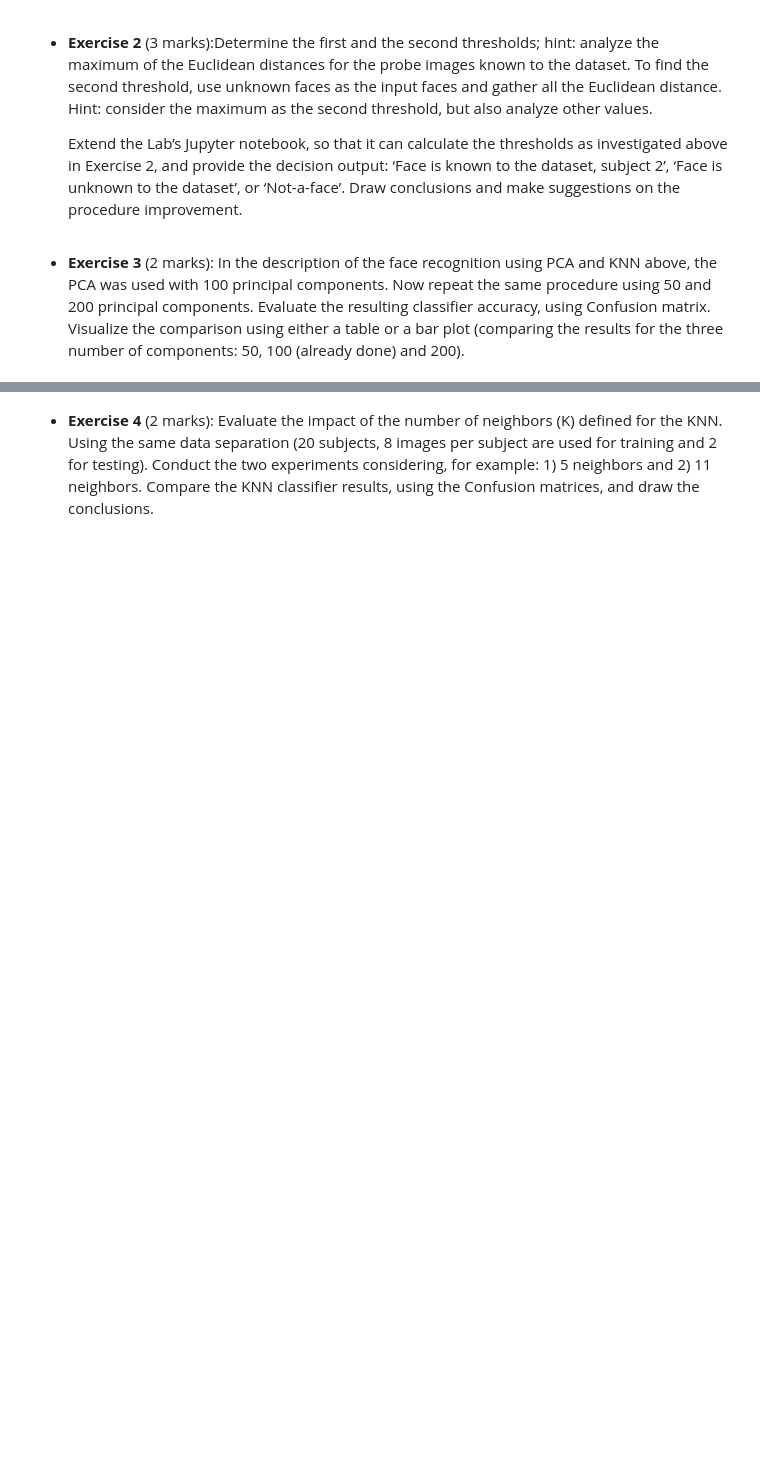
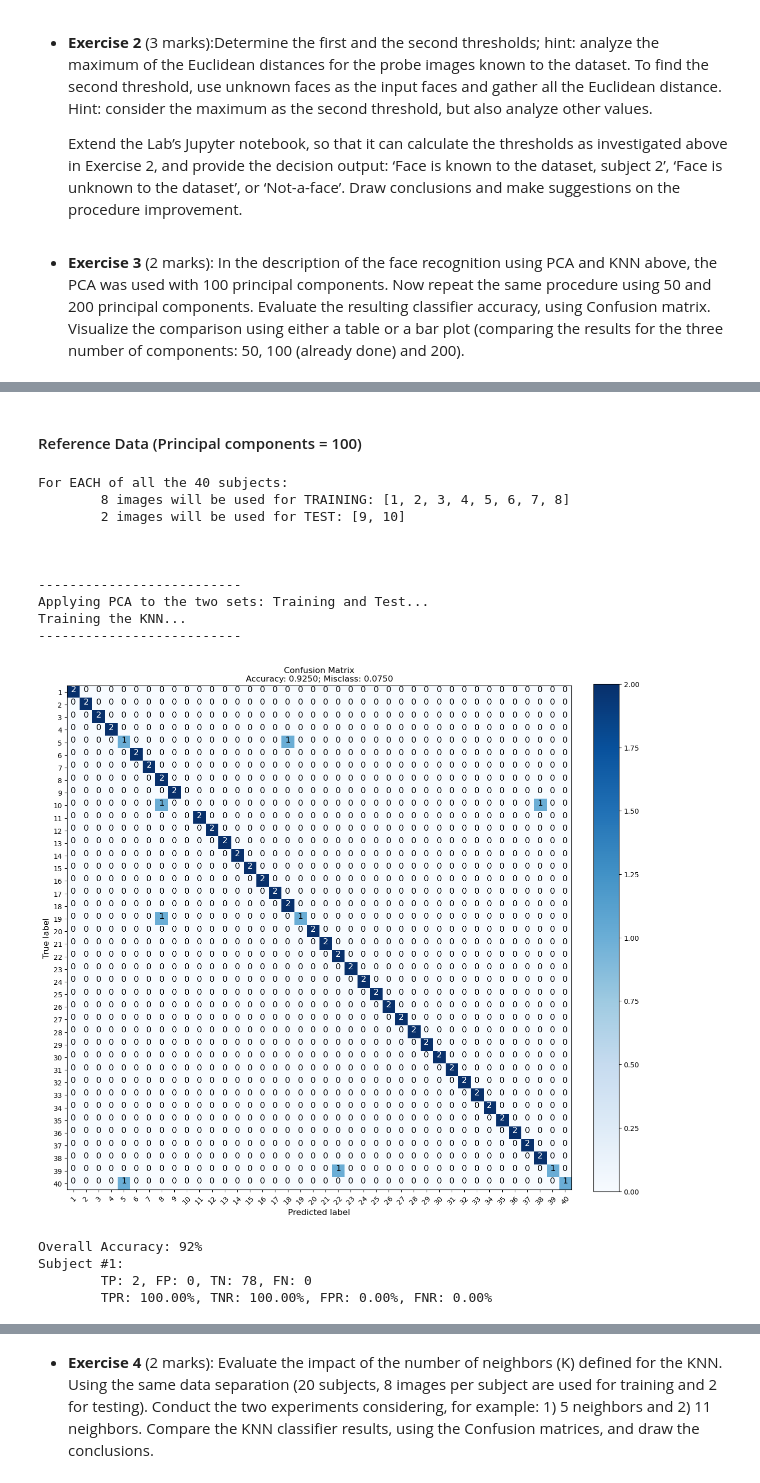
Before and after one commit to MushtabaA/ENCM509-Labs, a Jupyter notebook: Assignment 6/Lab06-FaceRec2024.ipynb, the cells around one changed output, grey strips where cells are left out. Saved outputs shown, nothing was run; the diff lists cells and outputs as text; code cells hidden in the pictures; blank space fills up the shorter version.

```diff
--- a/Assignment 6/Lab06-FaceRec2024.ipynb
+++ b/Assignment 6/Lab06-FaceRec2024.ipynb
@@ -490,6 +490,10 @@ def prediction_evaluation(predicted_label, true_label, subject_id=1):
     FNR = FN / (TP + FN)
 
     print("\tTPR: %.2f%%, TNR: %.2f%%, FPR: %.2f%%, FNR: %.2f%%" % (TPR*100, TNR*100, FPR*100, FNR*100))
+
+    return { "Overall Accuracy" : (acc * 100), "subject_id" : subject_id,
+            "TP" : TP, "FP" : FP, "TN" : TN, "FN" : FN, "TPR" : TPR*100,
+            "TNR" : TNR*100, "FPR" : FPR*100, "FNR" : FNR*100}
 # %%
 n_subjects = 20
 
@@ -635,0 +678,28 @@ plt.show()
+# %%
+def use_PCA_and_KNN(component_num=100, samples=20, train=5,test=5, neighbors=3):
+    # n_components: number of principal components
+    pca = PCA(n_components=component_num)
+    subjects=faceSetMaker(samples, train, test)
+
+    # fit the model, e.g., creating the covariance matrix... as we manually did in Lab 4
+    pca.fit(subjects['trainingFaces']);
+
+    print("\n\n\n--------------------------")
+    print("Applying PCA to the two sets: Training and Test...")
+    train_pca = pca.transform(subjects['trainingFaces'])
+    test_pca = pca.transform(subjects['testingFaces'])
+
+    print("Training the KNN...")
+    knn_pca = KNeighborsClassifier(n_neighbors=neighbors).fit(train_pca, subjects['trainingLabels'])
+    predictedLabels = knn_pca.predict(test_pca)
+    print("--------------------------")
+
+
+
+
+    # Generate the confusion matrix
+    confusionMatrix = confusion_matrix(subjects['testingLabels'], predictedLabels)
+    plot_confusion_matrix(cm=confusionMatrix,
+                        target_names = [i for i in range(1, subjects['n_subjects']+1)])
+
+    return prediction_evaluation(predictedLabels, subjects['testingLabels'])
@@ -635,0 +709,20 @@ plt.show()
+# %% [markdown]
+#### Reference Data (Principal components = 100)
+# %%
+components_100=use_PCA_and_KNN(100, 40, 8, 2)
+# %% [output]
+For EACH of all the 40 subjects:
+        8 images will be used for TRAINING: [1, 2, 3, 4, 5, 6, 7, 8]
+        2 images will be used for TEST: [9, 10]
+
+
+
+--------------------------
+Applying PCA to the two sets: Training and Test...
+Training the KNN...
+--------------------------
+[figure, added]
+Overall Accuracy: 92%
+Subject #1:
+        TP: 2, FP: 0, TN: 78, FN: 0
+        TPR: 100.00%, TNR: 100.00%, FPR: 0.00%, FNR: 0.00%
```
Also changed, not shown: parts of 56 cells of this notebook, 1 other file.
